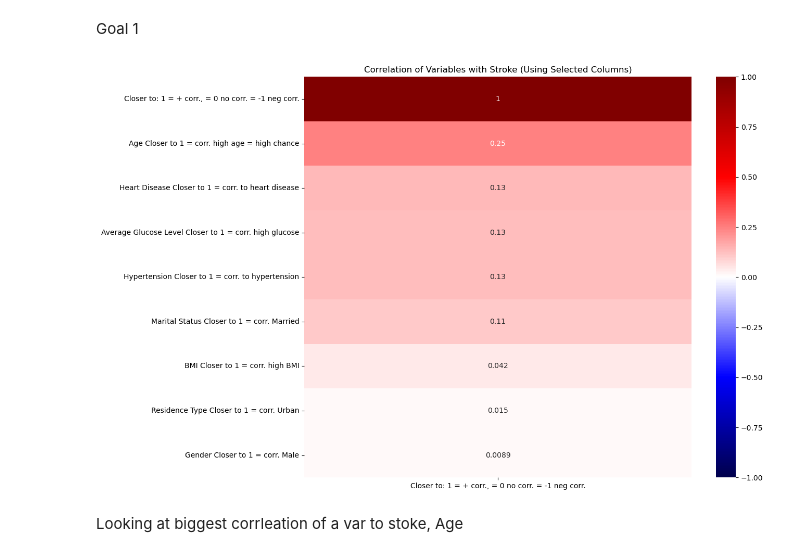
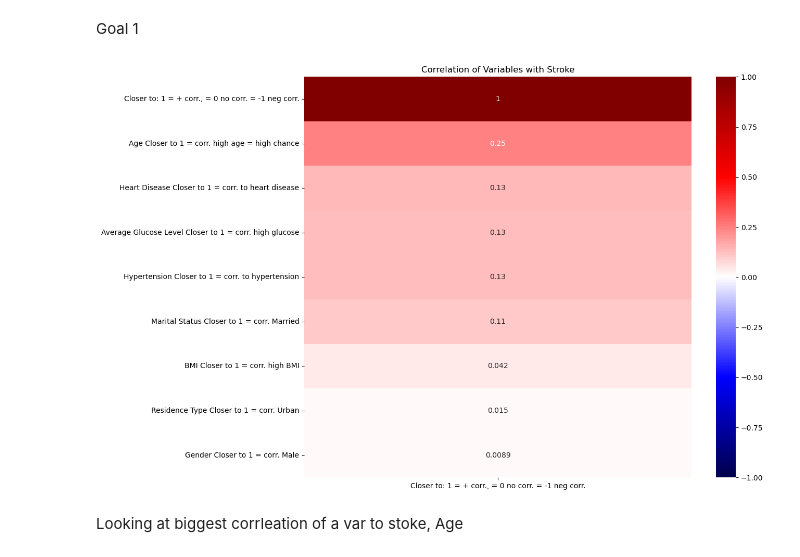
Before and after one commit to Mulders95/Predicting_Stroke_and_Heart_Disease, a Jupyter notebook: DSI_project.ipynb, the cells around one changed output. Drawn from its saved outputs; the diff is of its cells as text; code cells hidden in the pictures.

```diff
--- a/DSI_project.ipynb
+++ b/DSI_project.ipynb
@@ -643,44 +643,41 @@ Lauren's thought process/Goal:
 # %% [markdown]
 Goal 1
 # %%
-import seaborn as sns
-import matplotlib.pyplot as plt
-
-# Specify the columns to use, including multi-category encoded variables
+# Specify the columns to use
 columns_to_use = ['gender_encoded', 'ever_married_encoded', 'Residence_type_encoded',
                   'age', 'hypertension', 'heart_disease', 'avg_glucose_level', 'bmi', 'stroke']
 
-# Create a dictionary to map the original column names to more descriptive labels
+# Create a dictionary to map the original column names to better labels
 column_labels = {
     'gender_encoded': 'Gender Closer to 1 = corr. Male',
     'ever_married_encoded': 'Marital Status Closer to 1 = corr. Married',
     'Residence_type_encoded': 'Residence Type Closer to 1 = corr. Urban',
     'age': 'Age Closer to 1 = corr. high age = high chance',
     'hypertension': 'Hypertension Closer to 1 = corr. to hypertension',
     'heart_disease': 'Heart Disease Closer to 1 = corr. to heart disease',
     'avg_glucose_level': 'Average Glucose Level Closer to 1 = corr. high glucose',
     'bmi': 'BMI Closer to 1 = corr. high BMI',
     'stroke': 'Closer to: 1 = + corr., = 0 no corr. = -1 neg corr.'
 }
 
 # Subset the data to use only the specified columns
 data_filtered = df[columns_to_use]
 
 # Rename the columns using the column_labels dictionary
 data_filtered = data_filtered.rename(columns=column_labels)
 
 # Calculate the correlation matrix for the relevant numeric columns
 correlation_matrix_filtered = data_filtered.corr()
 
 # Create a heatmap for the correlation of the variables to having a stroke using a better colorblind-friendly palette
 plt.figure(figsize=(12, 10))
 sns.heatmap(correlation_matrix_filtered[['Closer to: 1 = + corr., = 0 no corr. = -1 neg corr.']].sort_values(by='Closer to: 1 = + corr., = 0 no corr. = -1 neg corr.', ascending=False), annot=True, cmap='seismic', vmin=-1, vmax=1)
 
 # Set labels and title
-plt.title('Correlation of Variables with Stroke (Using Selected Columns)')
+plt.title('Correlation of Variables with Stroke')
 plt.show()
 # %% [output]
-[figure, old version]
+[figure, new version]
 # %% [markdown]
 Looking at biggest corrleation of a var to stoke, Age
 # %%
```
Also changed, not shown: parts of 6 cells of this notebook.
